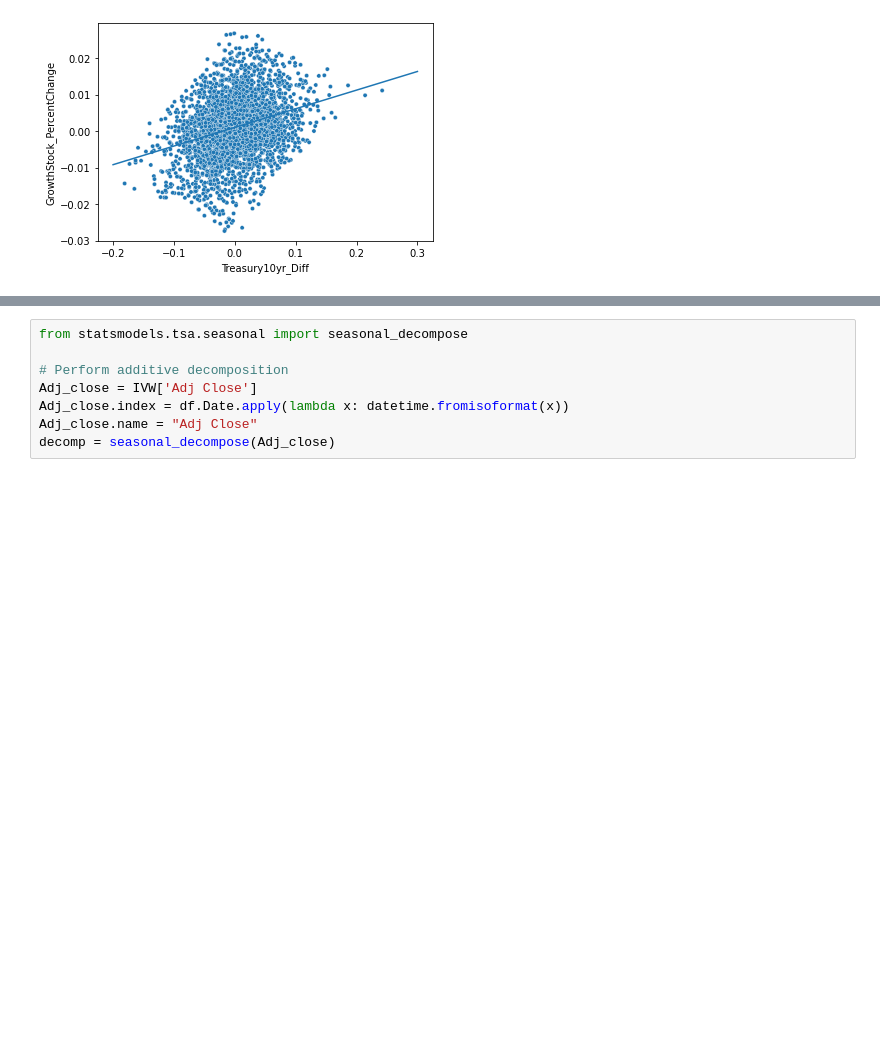
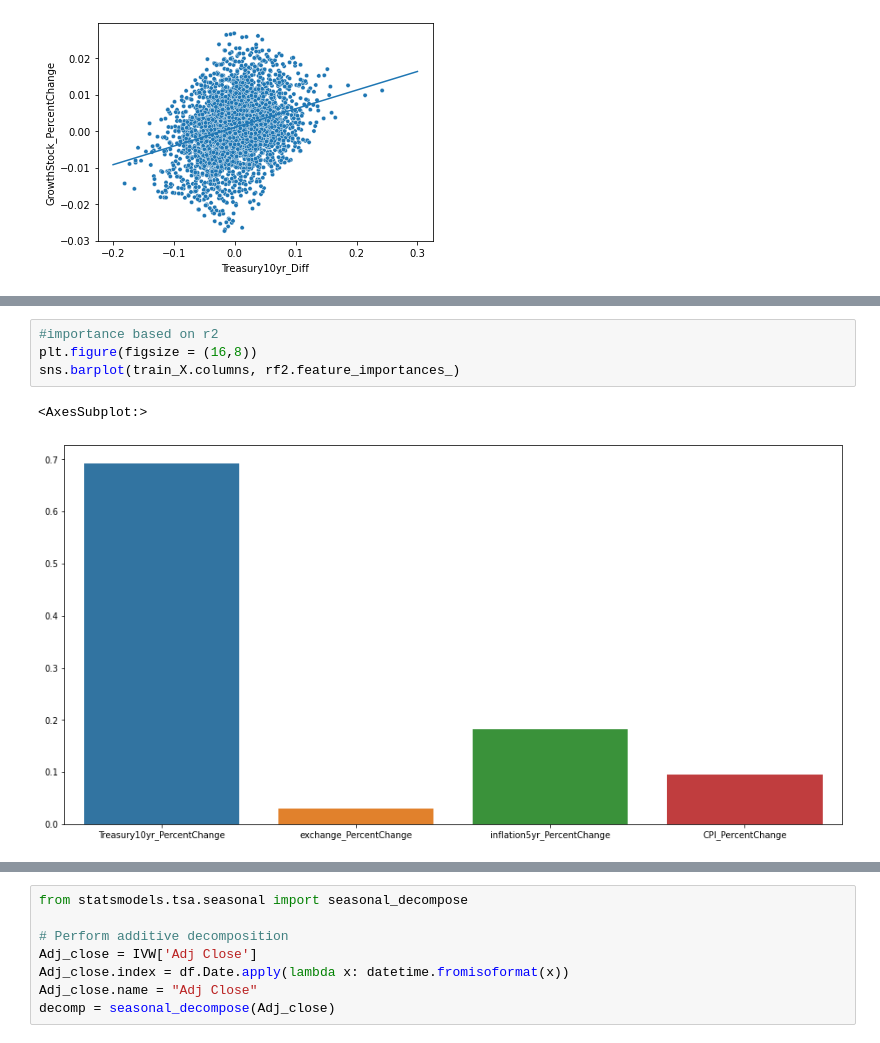
Before and after one commit to lu18cheng/pic16b_stock_analysis, a Jupyter notebook: code/analysis.ipynb, the cells around one changed output, grey strips where cells are left out. Drawn from its saved outputs; the diff is of its cells as text; blank space fills up the shorter version.

```diff
--- a/code/analysis.ipynb
+++ b/code/analysis.ipynb
@@ -293,0 +389,7 @@ IVW['Percent_Change'] = (IVW['Adj Close'] - IVW['Adj Close'].shift(1))/IVW['Adj
+# %%
+#importance based on r2
+plt.figure(figsize = (16,8))
+sns.barplot(train_X.columns, rf2.feature_importances_)
+# %% [output]
+<AxesSubplot:>
+[figure, added]
```
Also changed, not shown: parts of 37 cells of this notebook.
